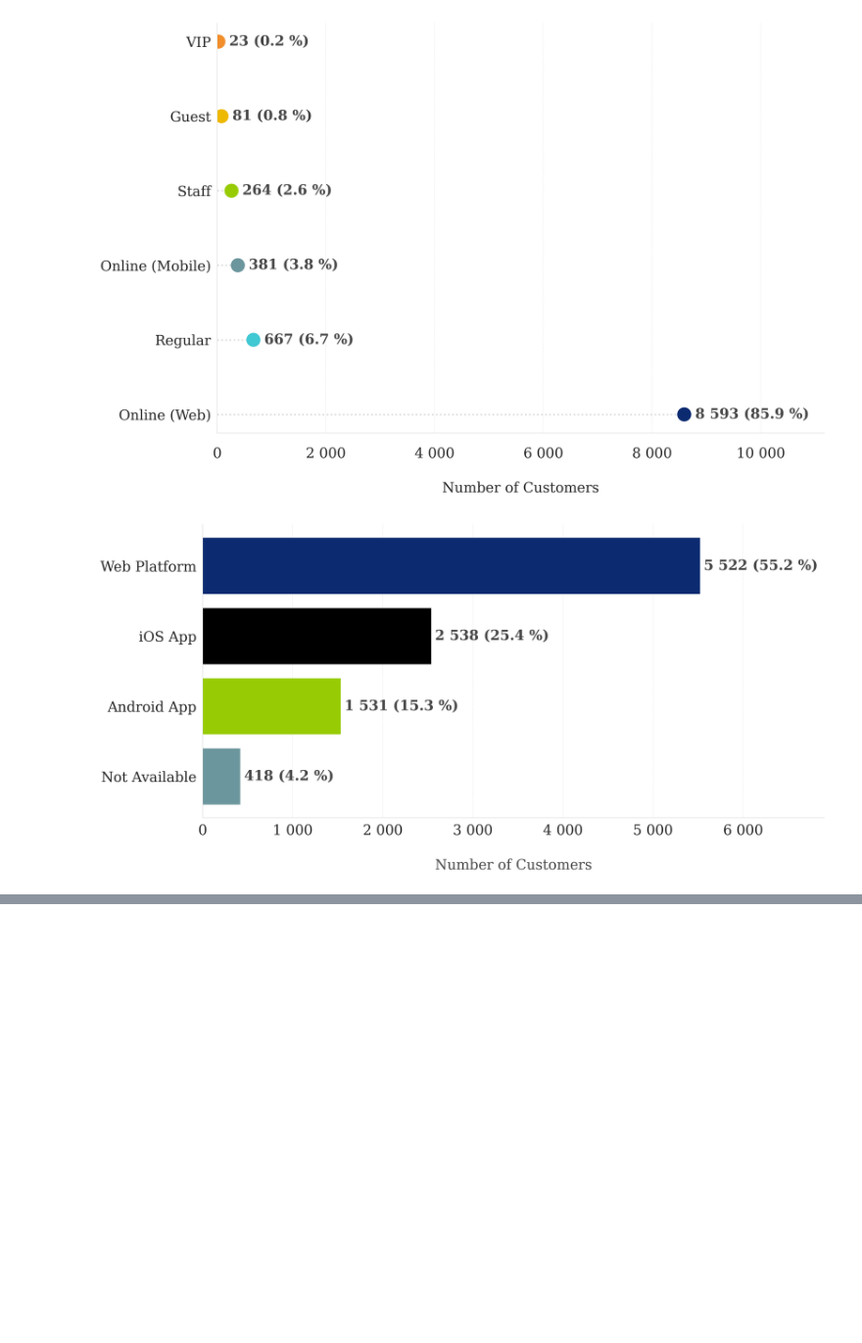
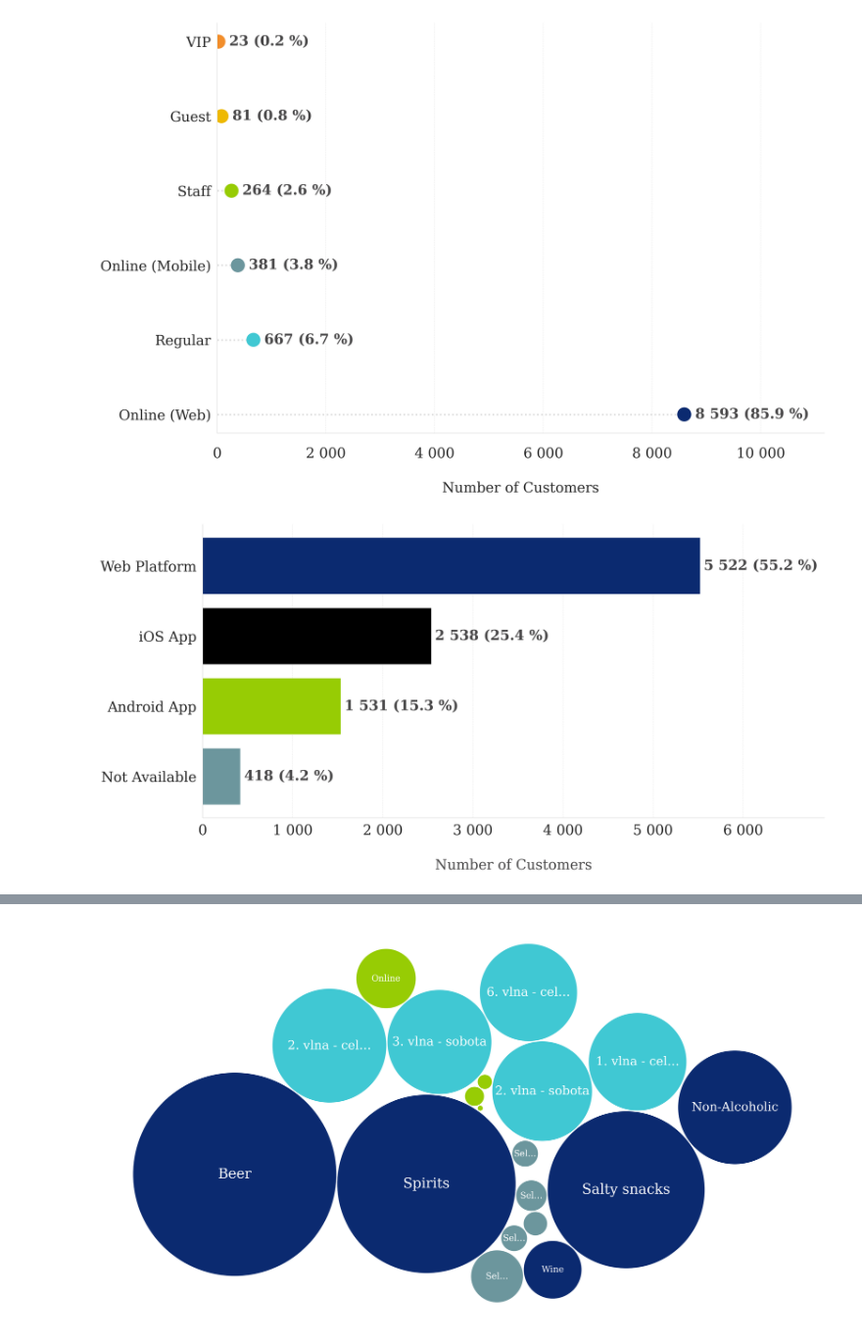
Before and after one commit to filipditrich/master-thesis, a Jupyter notebook: charts.ipynb, the cells around one changed output, grey strips where cells are left out. Shown at 98% size. Saved outputs shown, nothing was run; the diff lists cells and outputs as text; code cells hidden in the pictures; blank space fills up the shorter version.

Commit message:
feat(thesis): improve RQ1 Revenue Breakdown chart
Signed-off-by: filipditrich <ditrich@nfctron.com>

```diff
--- a/charts.ipynb
+++ b/charts.ipynb
@@ -1324,0 +1465,82 @@ plt.savefig("./thesis/results/rq29-customer-app-usage.png", dpi=300, bbox_inches
+# %%
+import matplotlib.pyplot as plt
+import numpy as np
+
+# Define your data
+df = load_data("rq1-total-revenue-breakdown.csv")
+grouped_data = df.groupby('grouped').apply(lambda g: g.nlargest(5, 'value', 'all')).reset_index(drop=True)
+
+# Normalize Sizes for Bubble Chart
+max_bubble_size = 15000  # Adjust for scaling
+max_value = grouped_data['value'].max()
+grouped_data['size'] = grouped_data['value'] / max_value * max_bubble_size
+
+# Define colors for each bubble
+grouped_colors = {
+	"commission": get_chart_color(2),
+	"unclaimed_balance": get_chart_color(3),
+	"ticket_sales": get_chart_color(1),
+	"direct_sales": get_chart_color(0),
+}
+colors = [grouped_colors[group] for group in grouped_data['grouped']]
+
+
+# Function to truncate labels
+def truncate_label(label, max_length=16):
+	if len(label) > max_length:
+		return label[:max_length - 3] + "…"
+	return label
+
+
+# Adjust labels based on bubble size
+labels = []
+for _, row in grouped_data.iterrows():
+	size = row['size']
+	category = row['category']
+	labels.append("")
+
+# Load data and process it
+bubble_chart = BubbleChart(grouped_data['size'], bubble_spacing=1)
+bubble_chart.collapse()
+
+# Plot the chart
+fig, ax = plt.subplots(figsize=(12, 8), subplot_kw=dict(aspect="equal"))
+bubble_chart.plot(ax, labels, colors)
+
+# Add labels manually
+for i, (x, y, r) in enumerate(bubble_chart.bubbles[:, :3]):
+	size = grouped_data.loc[i, 'size']
+	category = grouped_data.loc[i, 'category']
+
+	# Determine label visibility and text
+	if size > 3000:  # Larger bubbles show full labels
+		label = truncate_label(category, max_length=16)
+		font_size = 16 if size > 5000 else 14  # Adjust font size based on bubble size
+		ax.text(
+			x, y, label,
+			ha="center", va="center",
+			fontsize=font_size, fontname="serif", color="white"
+		)
+	elif size > 1000:  # Medium bubbles show truncated labels
+		label = truncate_label(category, max_length=8)
+		ax.text(
+			x, y, label,
+			ha="center", va="center",
+			fontsize=10, fontname="serif", color="white"
+		)
+	elif size > 200:
+		label = truncate_label(category, max_length=6)
+		ax.text(
+			x, y, label,
+			ha="center", va="center",
+			fontsize=10, fontname="serif", color="white"
+		)
+
+# Styling
+ax.axis('off')  # Hide axes
+ax.relim()
+ax.autoscale_view()
+plt.tight_layout()
+
+plt.savefig("./thesis/results/rq1-total-revenue-breakdown.png", dpi=300, bbox_inches='tight', pad_inches=0.1)
+# %% [output]
@@ -1324,0 +1548 @@ plt.savefig("./thesis/results/rq29-customer-app-usage.png", dpi=300, bbox_inches
+[figure, added]
```
Also changed, not shown: parts of 5 cells of this notebook, 6 other files.
